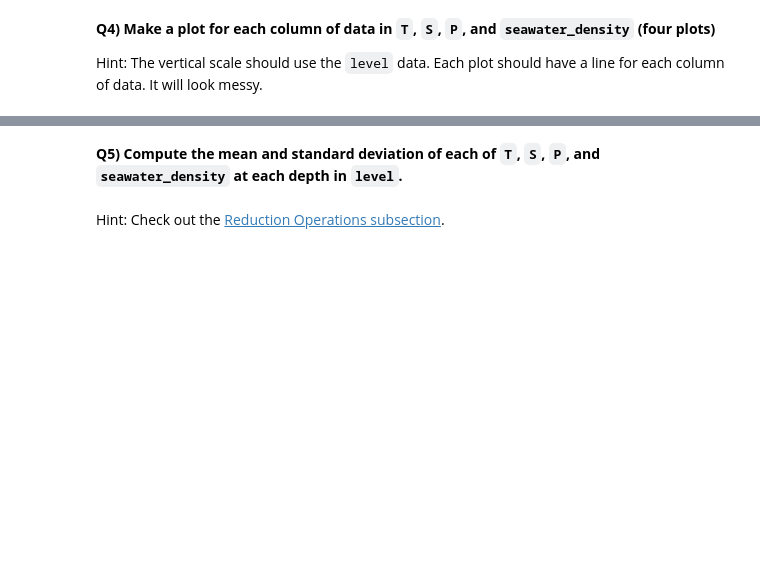
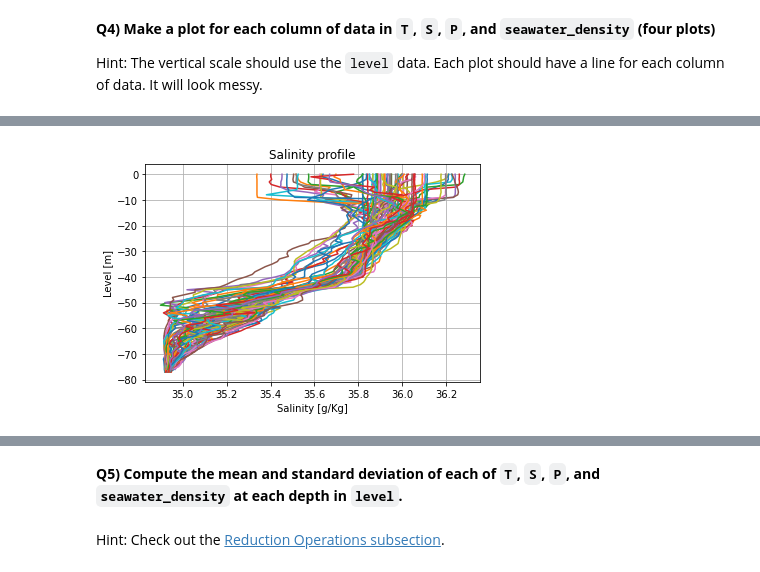
Before and after one commit to JerKeller/2022_ML_Earth_Env_Sci, a Jupyter notebook: S1_2_Numpy.ipynb, the cells around one changed output, grey strips where cells are left out. Saved outputs shown, nothing was run; the diff lists cells and outputs as text; code cells hidden in the pictures; blank space fills up the shorter version.

```diff
--- a/S1_2_Numpy.ipynb
+++ b/S1_2_Numpy.ipynb
@@ -553,0 +577,10 @@ Hint: The vertical scale should use the `level` data. Each plot should have a li
+# %%
+# Plot 2 - salinity
+
+plt.plot(salinity,-level)
+plt.title('Salinity profile')
+plt.xlabel('Salinity [g/Kg]')
+plt.ylabel('Level [m]')
+plt.grid()
+# %% [output]
+[figure, added]
```
Also changed, not shown: parts of 20 cells of this notebook.
